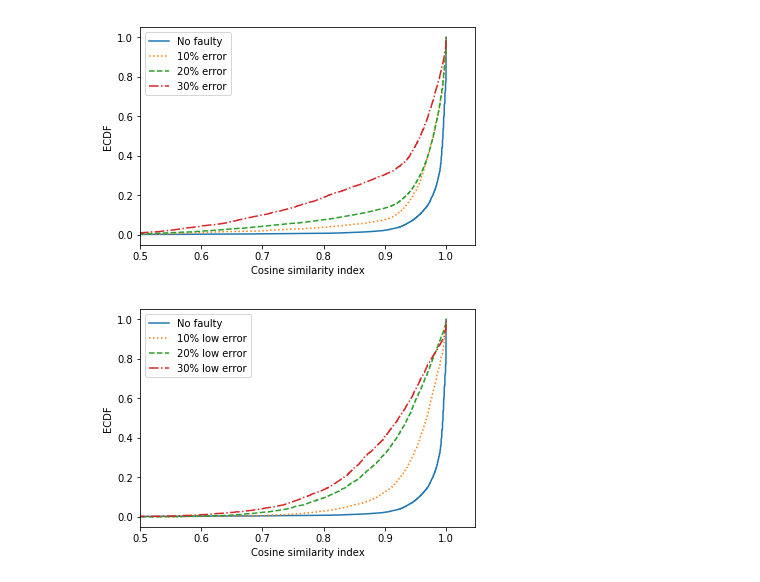
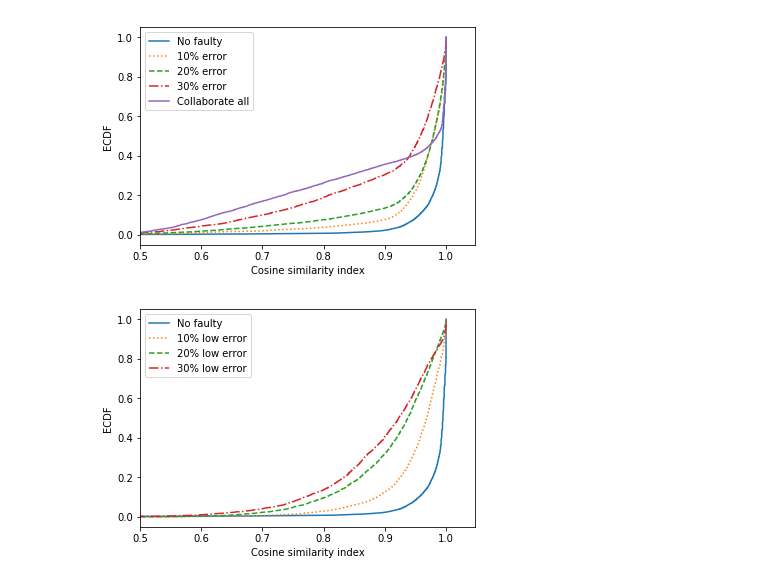
Before and after one commit to khulan8824/mn, a Jupyter notebook: log.ipynb, the cells around one changed output. Saved outputs shown, nothing was run; the diff lists cells and outputs as text; code cells hidden in the pictures.

Commit message:
adding im faulty result line

```diff
--- a/log.ipynb
+++ b/log.ipynb
@@ -34,27 +34,28 @@ def getECDF(df):
 # %%
 headers = ['time', 'similarity']
 
 data0 = read_clients("faulty/0%/sim")
 #data10 = read_clients("faulty/10/sim")
 data10 = read_clients("faulty/10%/sim")
 data20 = read_clients("faulty/20%/sim1")
 data30 = read_clients("faulty/30%/sim")
 styles=['-', ':', '--','-.']
 
-#data_im = read_clients("im/sim")
+data_im = read_clients("im/sim")
 
 getECDF(data0).plot(style=styles[0])
 getECDF(data10).plot(style=styles[1])
 getECDF(data20).plot(style=styles[2])
 getECDF(data30).plot(style=styles[3])
+getECDF(data_im).plot()
 
-plt.legend(['No faulty', '10% error', '20% error', '30% error'])
+plt.legend(['No faulty', '10% error', '20% error', '30% error', 'Collaborate all'])
 plt.xlim(0.5)
 plt.xlabel('Cosine similarity index')
 plt.ylabel('ECDF')
 plt.show()
 # %% [output]
-[figure, old version]
+[figure, new version]
 # %%
 headers = ['time', 'similarity']
 
```
